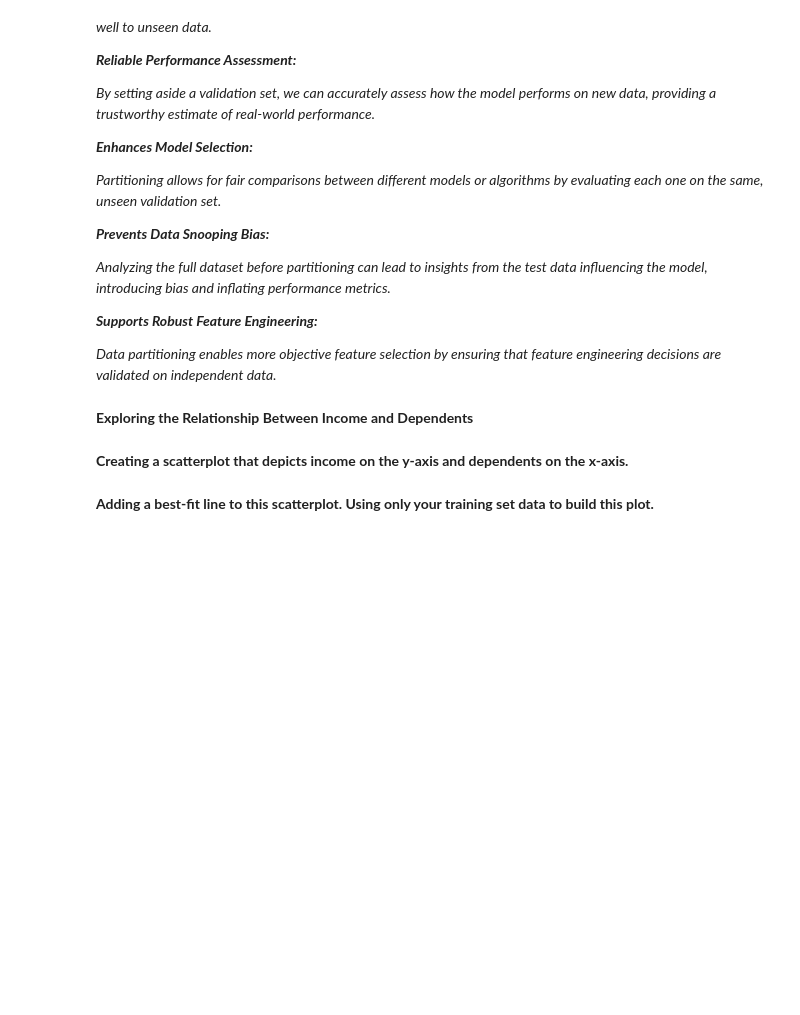
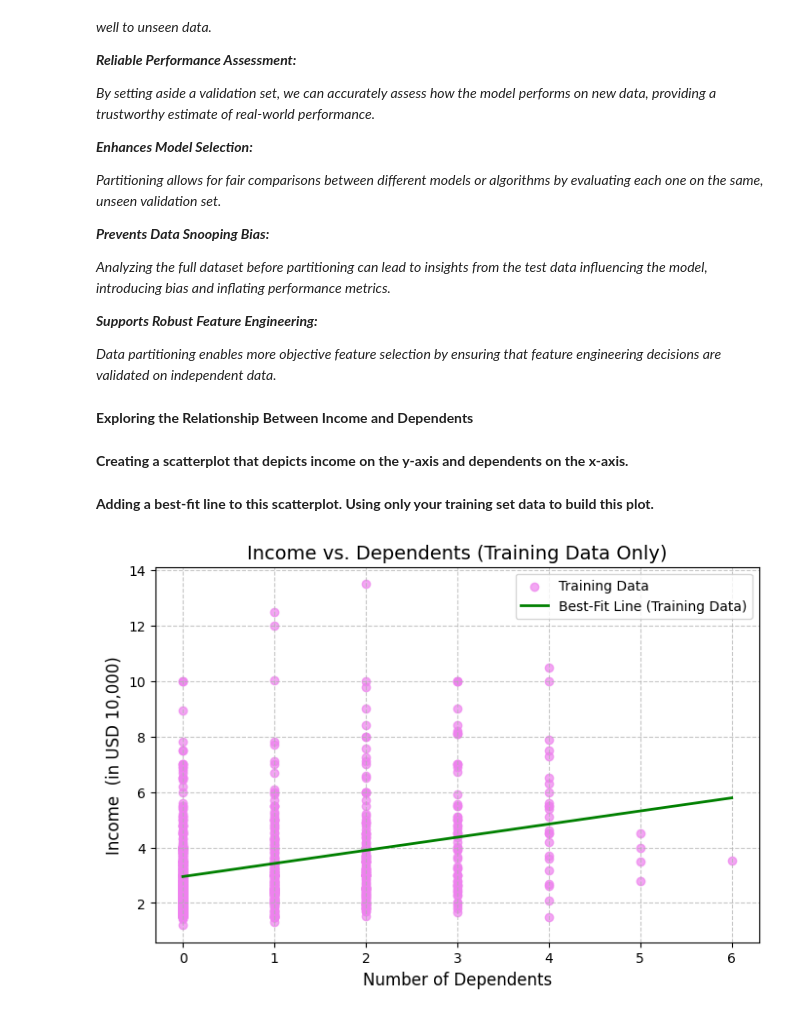
Before and after one commit to prabuj1611/Credit-Card-Income-Prediction, a Jupyter notebook: credit_card_Analysis.ipynb, the cells around one changed output. Saved outputs shown, nothing was run; the diff lists cells and outputs as text; code cells hidden in the pictures; blank space fills up the shorter version.

Commit message:
Added exploratory data analysis for credit card dataset

```diff
--- a/credit_card_Analysis.ipynb
+++ b/credit_card_Analysis.ipynb
@@ -101,3 +101,37 @@ the variables**
 **Creating a scatterplot that depicts income on the y-axis and dependents on the x-axis.**
 # %% [markdown]
 **Adding a best-fit line to this scatterplot. Using only your training set data to build this plot.**
+# %%
+# Separating features and target
+X = df[['dependents']]
+y = df['income']
+
+# Creating a 60-40 train-test split with random_state = 218 (last 3 digits of my BU ID):
+X_train, X_test, y_train, y_test = train_test_split(X, y, test_size=0.4, random_state=218,shuffle=False)
+
+# Initializing and training the Linear Regression model on training data only
+model = LinearRegression()
+model.fit(X_train, y_train)
+
+# Generating predictions for the best-fit line using training data only
+x_range = pd.DataFrame(np.linspace(X_train['dependents'].min(), X_train['dependents'].max(), 100), columns=['dependents'])
+y_pred_line = model.predict(x_range)
+
+# Creating scatterplot using only the training set
+plt.figure(figsize=(8, 5))
+plt.scatter(X_train['dependents'], y_train,color='violet', alpha=0.7, label='Training Data')
+
+# Ploting the best-fit line derived from training data
+plt.plot(x_range, y_pred_line, color='green', linewidth=2, label='Best-Fit Line (Training Data)')
+
+# Adding title, labels, and legend
+plt.title('Income vs. Dependents (Training Data Only)', fontsize=14)
+plt.xlabel('Number of Dependents', fontsize=12)
+plt.ylabel('Income  (in USD 10,000)', fontsize=12)
+plt.grid(True, linestyle='--', alpha=0.7)
+plt.legend()
+
+# The plot
+plt.show()
+# %% [output]
+[figure, added]
```
